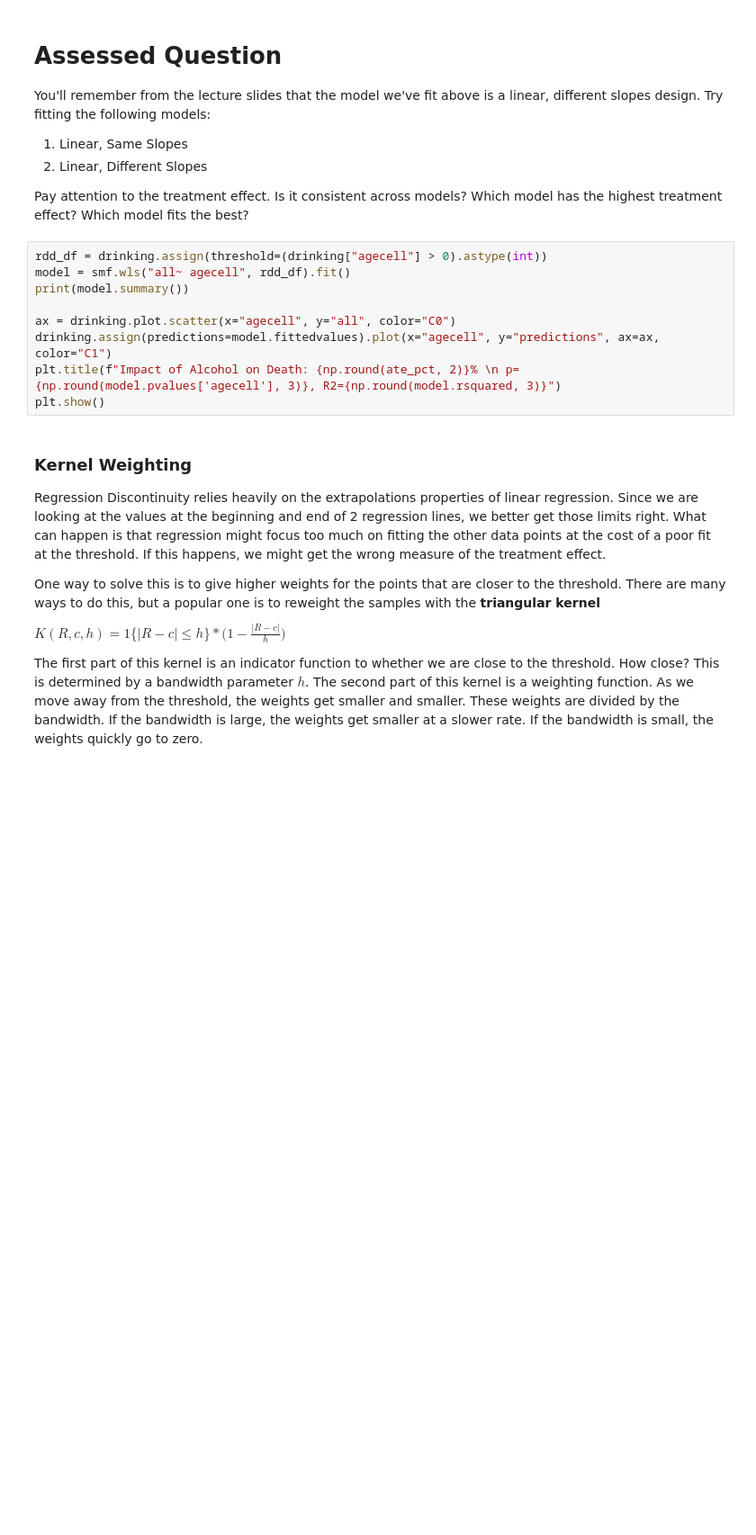
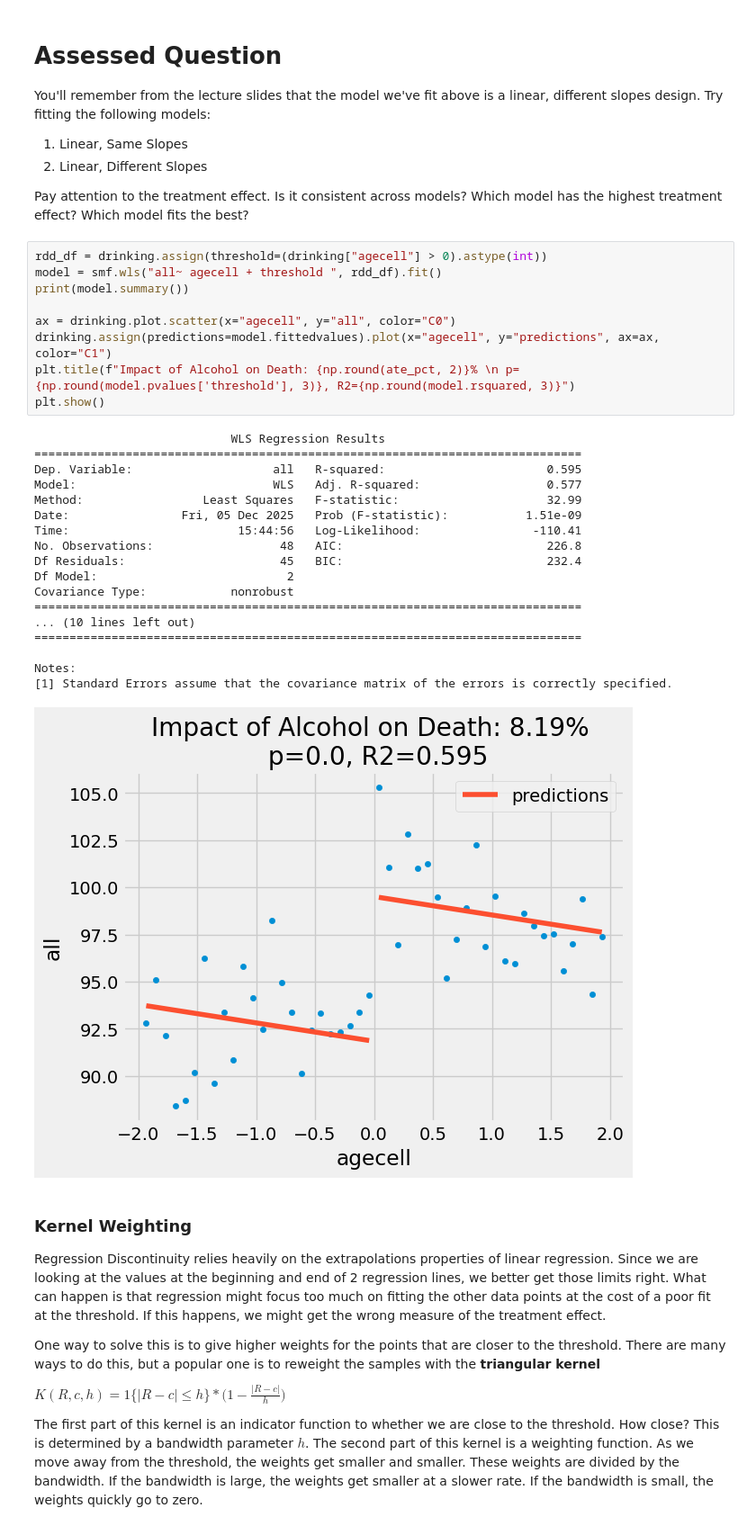
Before and after one commit to evelynkim04/QM2., a Jupyter notebook: w09_regression_discontinuity.ipynb, the cells around one changed output. Shown at 90% size. Saved outputs shown, nothing was run; the diff lists cells and outputs as text; blank space fills up the shorter version.

```diff
--- a/w09_regression_discontinuity.ipynb
+++ b/w09_regression_discontinuity.ipynb
@@ -182,13 +248,32 @@ You'll remember from the lecture slides that the model we've fit above is a line
 Pay attention to the treatment effect. Is it consistent across models? Which model has the highest treatment effect? Which model fits the best?
 # %%
 rdd_df = drinking.assign(threshold=(drinking["agecell"] > 0).astype(int))
-model = smf.wls("all~ agecell", rdd_df).fit()
+model = smf.wls("all~ agecell + threshold ", rdd_df).fit()
 print(model.summary())
 
 ax = drinking.plot.scatter(x="agecell", y="all", color="C0")
 drinking.assign(predictions=model.fittedvalues).plot(x="agecell", y="predictions", ax=ax, color="C1")
-plt.title(f"Impact of Alcohol on Death: {np.round(ate_pct, 2)}% \n p={np.round(model.pvalues['agecell'], 3)}, R2={np.round(model.rsquared, 3)}")
+plt.title(f"Impact of Alcohol on Death: {np.round(ate_pct, 2)}% \n p={np.round(model.pvalues['threshold'], 3)}, R2={np.round(model.rsquared, 3)}")
 plt.show()
+# %% [output]
+                            WLS Regression Results
+==============================================================================
+Dep. Variable:                    all   R-squared:                       0.595
+Model:                            WLS   Adj. R-squared:                  0.577
+Method:                 Least Squares   F-statistic:                     32.99
+Date:                Fri, 05 Dec 2025   Prob (F-statistic):           1.51e-09
+Time:                        15:44:56   Log-Likelihood:                -110.41
+No. Observations:                  48   AIC:                             226.8
+Df Residuals:                      45   BIC:                             232.4
+Df Model:                           2
+Covariance Type:            nonrobust
+==============================================================================
+... (10 lines left out)
+==============================================================================
+
+Notes:
+[1] Standard Errors assume that the covariance matrix of the errors is correctly specified.
+[figure, added]
 # %% [markdown]
 ### Kernel Weighting
 
```
Also changed, not shown: parts of 19 cells of this notebook.
